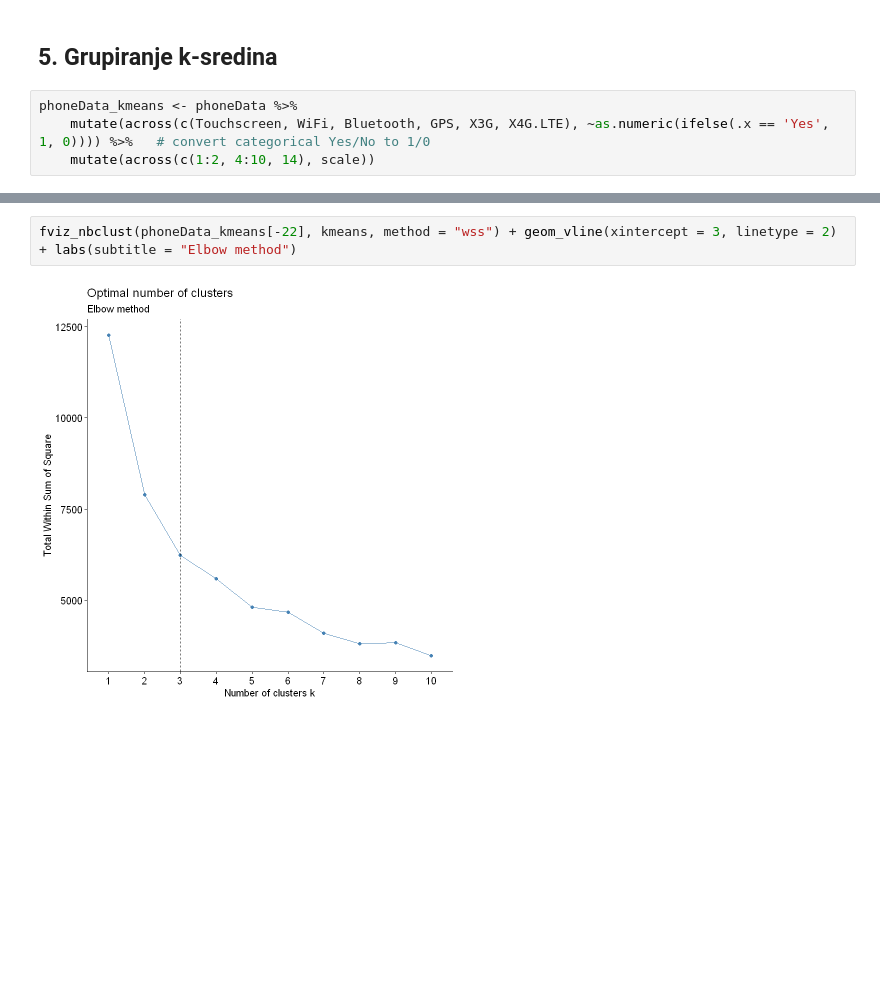
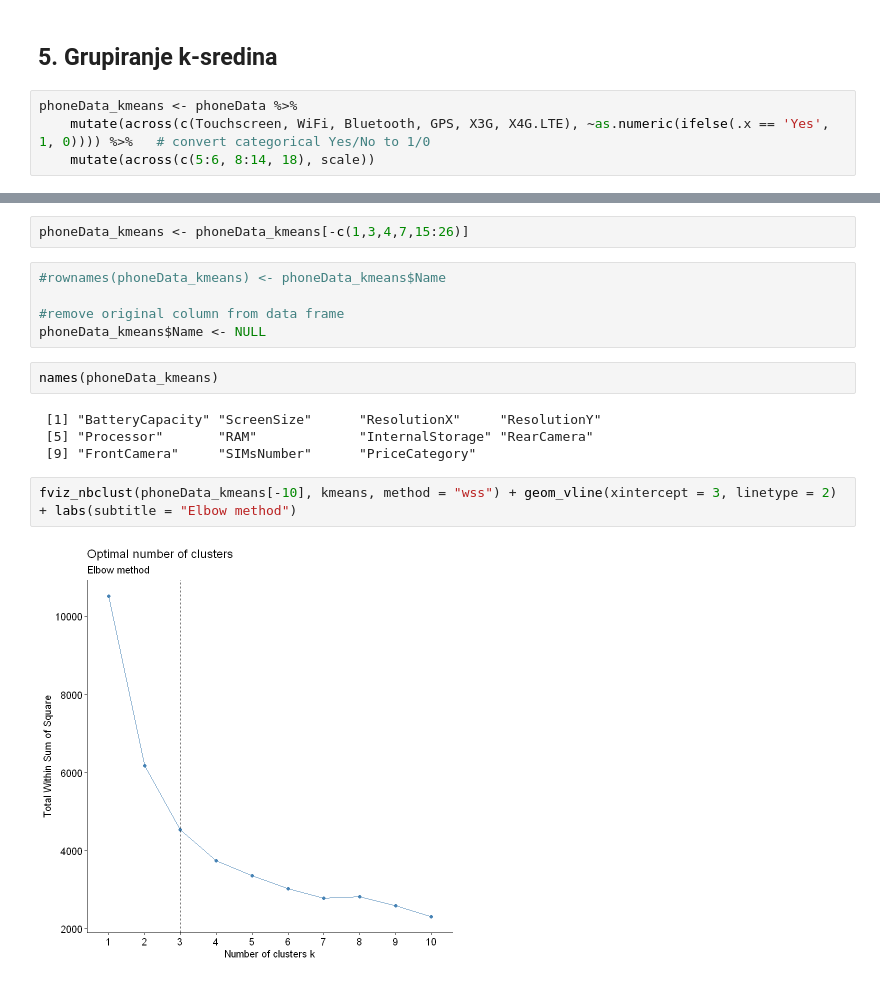
Before and after one commit to IvanVinski/dap-projekt, a Jupyter notebook: projekt.ipynb, the cells around one changed output, grey strips where cells are left out. Cells and saved outputs as stored; diff of their text form; blank space fills up the shorter version.

```diff
--- a/projekt.ipynb
+++ b/projekt.ipynb
@@ -503,4 +503,4 @@ sizes
 # %%
 phoneData_kmeans <- phoneData %>%
     mutate(across(c(Touchscreen, WiFi, Bluetooth, GPS, X3G, X4G.LTE), ~as.numeric(ifelse(.x == 'Yes', 1, 0)))) %>%   # convert categorical Yes/No to 1/0
-    mutate(across(c(1:2, 4:10, 14), scale))
+    mutate(across(c(5:6, 8:14, 18), scale))
@@ -507,4 +517,17 @@ phoneData_kmeans <- phoneData %>%
+# %%
+phoneData_kmeans <- phoneData_kmeans[-c(1,3,4,7,15:26)]
+# %%
+#rownames(phoneData_kmeans) <- phoneData_kmeans$Name
+
+#remove original column from data frame
+phoneData_kmeans$Name <- NULL
+# %%
+names(phoneData_kmeans)
+# %% [output]
+ [1] "BatteryCapacity" "ScreenSize"      "ResolutionX"     "ResolutionY"
+ [5] "Processor"       "RAM"             "InternalStorage" "RearCamera"
+ [9] "FrontCamera"     "SIMsNumber"      "PriceCategory"
 # %%
-fviz_nbclust(phoneData_kmeans[-22], kmeans, method = "wss") + geom_vline(xintercept = 3, linetype = 2) + labs(subtitle = "Elbow method")
+fviz_nbclust(phoneData_kmeans[-10], kmeans, method = "wss") + geom_vline(xintercept = 3, linetype = 2) + labs(subtitle = "Elbow method")
 # %% [output]
-[figure, old version]
+[figure, new version]
```
Also changed, not shown: parts of 7 cells of this notebook.
